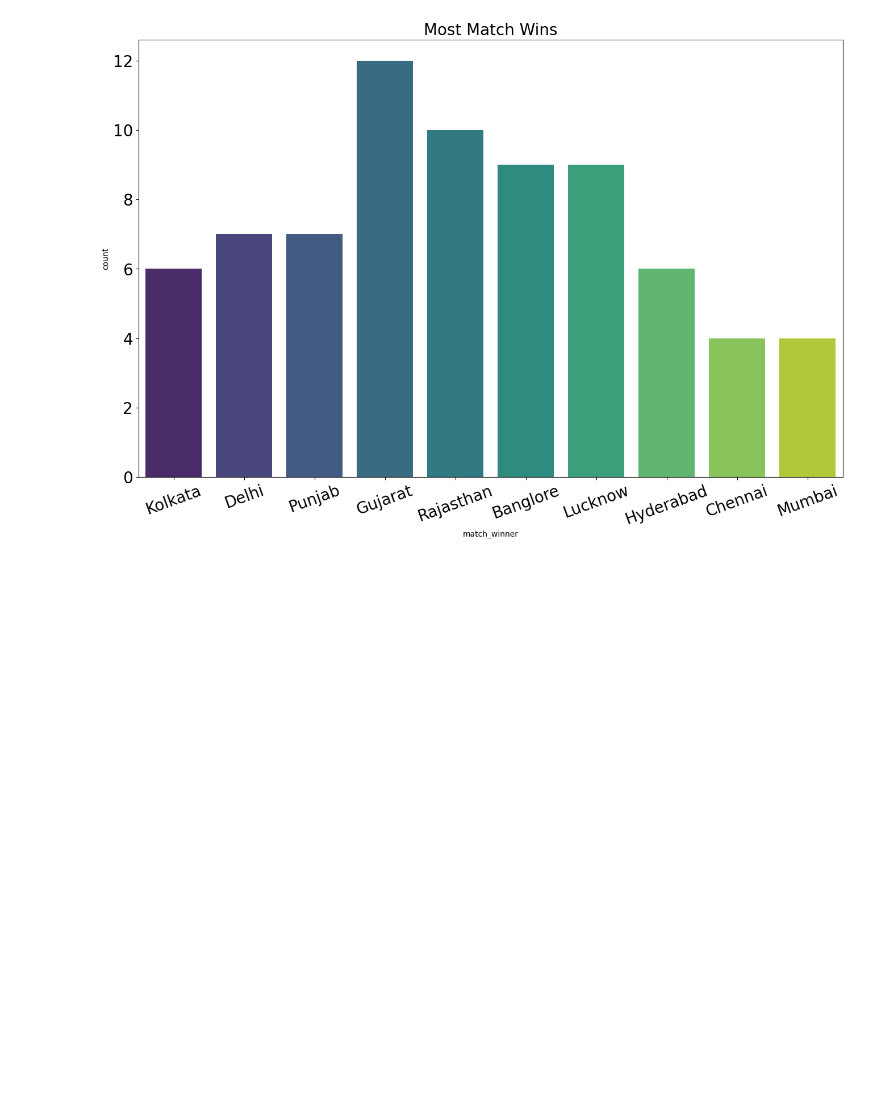
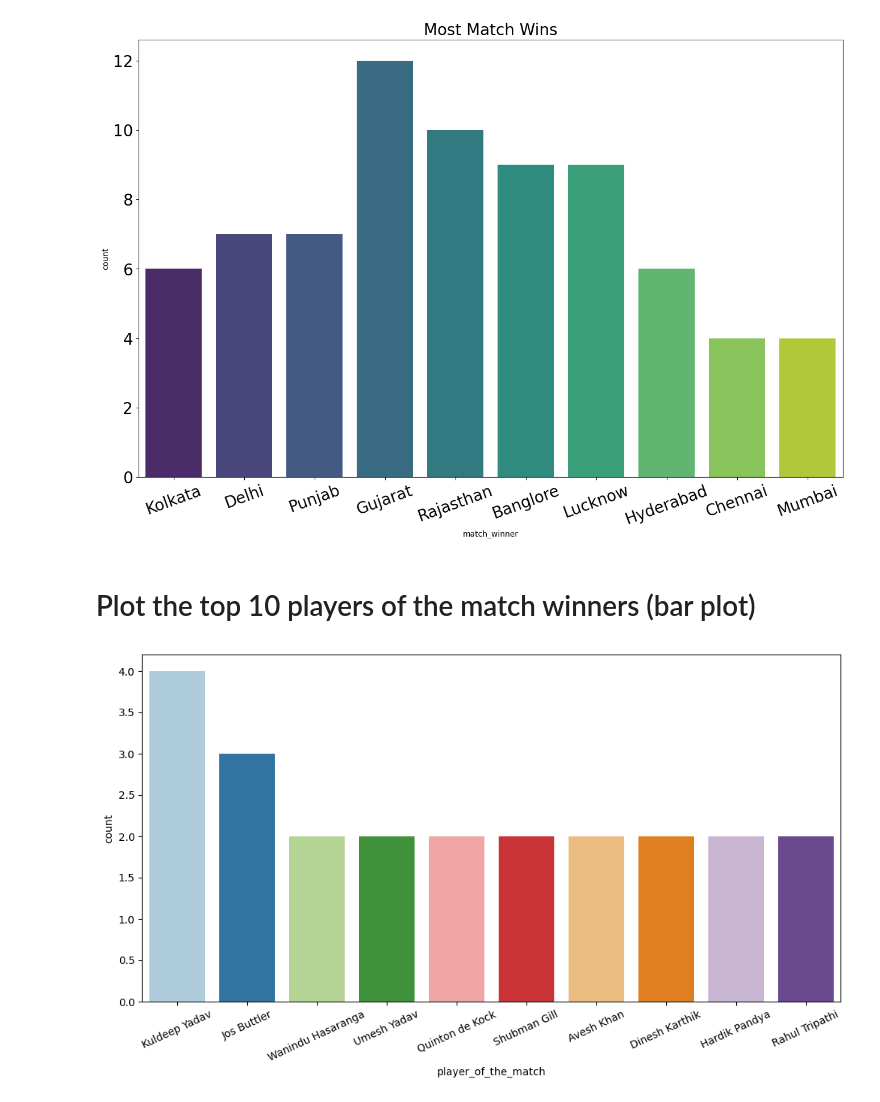
Before and after one commit to Sidd231/IPL-2022-Data-Visualization, a Jupyter notebook: ipl-data-visualization.ipynb, the cells around one changed output. Saved outputs shown, nothing was run; the diff lists cells and outputs as text; code cells hidden in the pictures; blank space fills up the shorter version.

Commit message:
Kaggle Notebook | IPL Data Visualization | Version 2

```diff
--- a/ipl-data-visualization.ipynb
+++ b/ipl-data-visualization.ipynb
@@ -158,3 +158,12 @@ mp.xticks(rotation = 20 , fontsize = 20)
 # %% [output]
 ''
 [figure]
+# %% [markdown]
+# Plot the top 10 players of the match winners (bar plot)
+# %%
+player = data["player_of_the_match"].value_counts().head(10)
+mp.figure(figsize = (12,6))
+sns.barplot(player , palette = "Paired")
+mp.xticks(rotation = 25);
+# %% [output]
+[figure, added]
```
Also changed, not shown: parts of 26 cells of this notebook.
